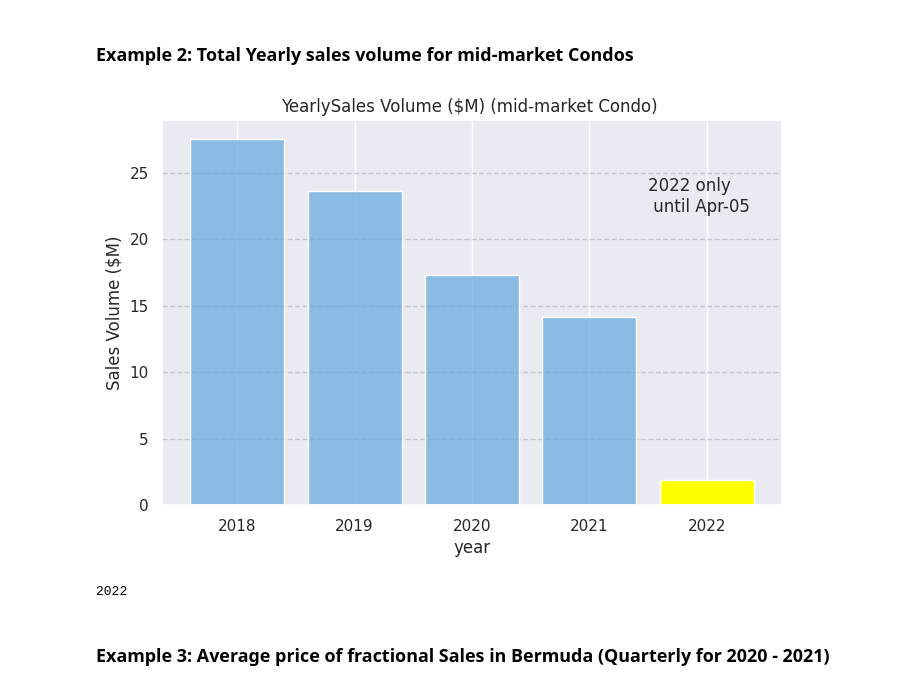
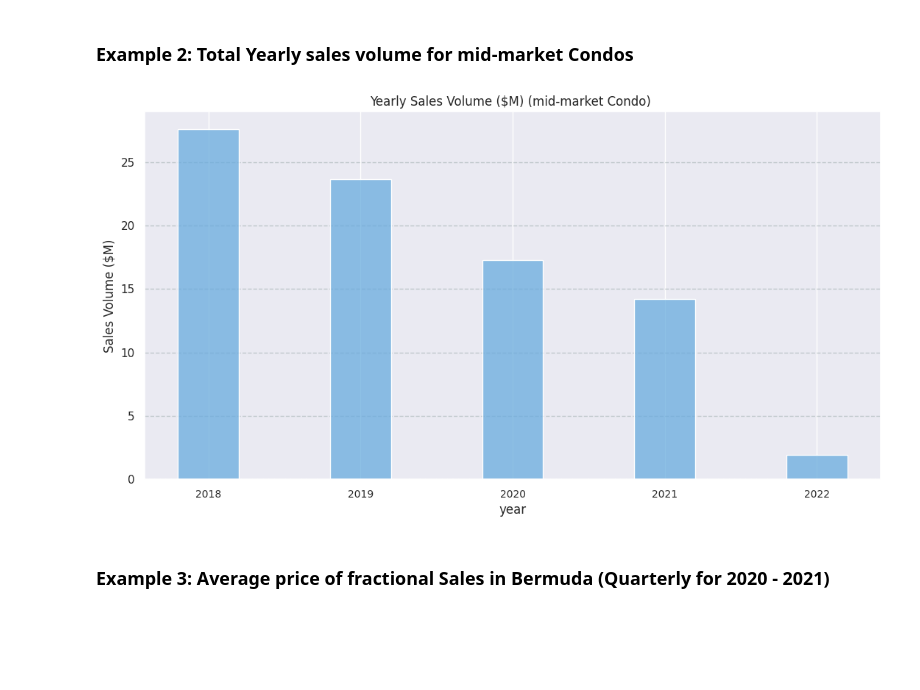
Before and after one commit to bermuda-automation/kw-data-reports, a Jupyter notebook: reports_data_and_graphs.ipynb, the cells around one changed output. Saved outputs shown, nothing was run; the diff lists cells and outputs as text; code cells hidden in the pictures; blank space fills up the shorter version.

```diff
--- a/reports_data_and_graphs.ipynb
+++ b/reports_data_and_graphs.ipynb
@@ -352,22 +355,18 @@ indicator_to_today/indicator_to_today_last_year*100
 # %%
 indicator = "sales_volume"
 period = "year"
 location = "Bermuda"
 property_type = "condo"
 bracket = "mid-market"
 
-df = rep.import_sales_data("./kw-data-import/data/kw-sales.csv") # import data
-df = filter_property_type(df, property_type) # filter property type selected
-df = filter_by_bracket(df, house_price_brackets, bracket) # filter by market segment
-last_sale, df = filter_indicator_and_period(df, indicator, period) # filter and aggregate with indicator
-my_title, my_ylabel = create_graph_labels(indicator, period, location, property_type, bracket) # generate label
-create_bar_chart(df, last_sale, my_title, my_ylabel, period) # plot with disclaimer
+df = rep.import_sales_data("./../kw-data-import/data/kw-sales.csv") # import data
+df = rep.filter_property_type(df, property_type) # filter property type selected
+df = rep.filter_by_bracket(df, house_price_brackets, bracket) # filter by market segment
+last_sale, df = rep.filter_indicator_and_period(df, indicator, period) # filter and aggregate with indicator
+my_title, my_ylabel = rep.create_graph_labels(indicator, period, location, property_type, bracket) # generate label
+rep.create_bar_chart(df, last_sale, my_title, my_ylabel, period) # plot with disclaimer
 # %% [output]
-[figure, old version]
+[figure, new version]
-# %%
-df.index[-1]
-# %% [output]
-2022
 # %% [markdown]
 ### Example 3: Average price of fractional Sales in Bermuda (Quarterly for 2020 - 2021)
 # %%
```
Also changed, not shown: parts of 31 cells of this notebook, 1 other file.
